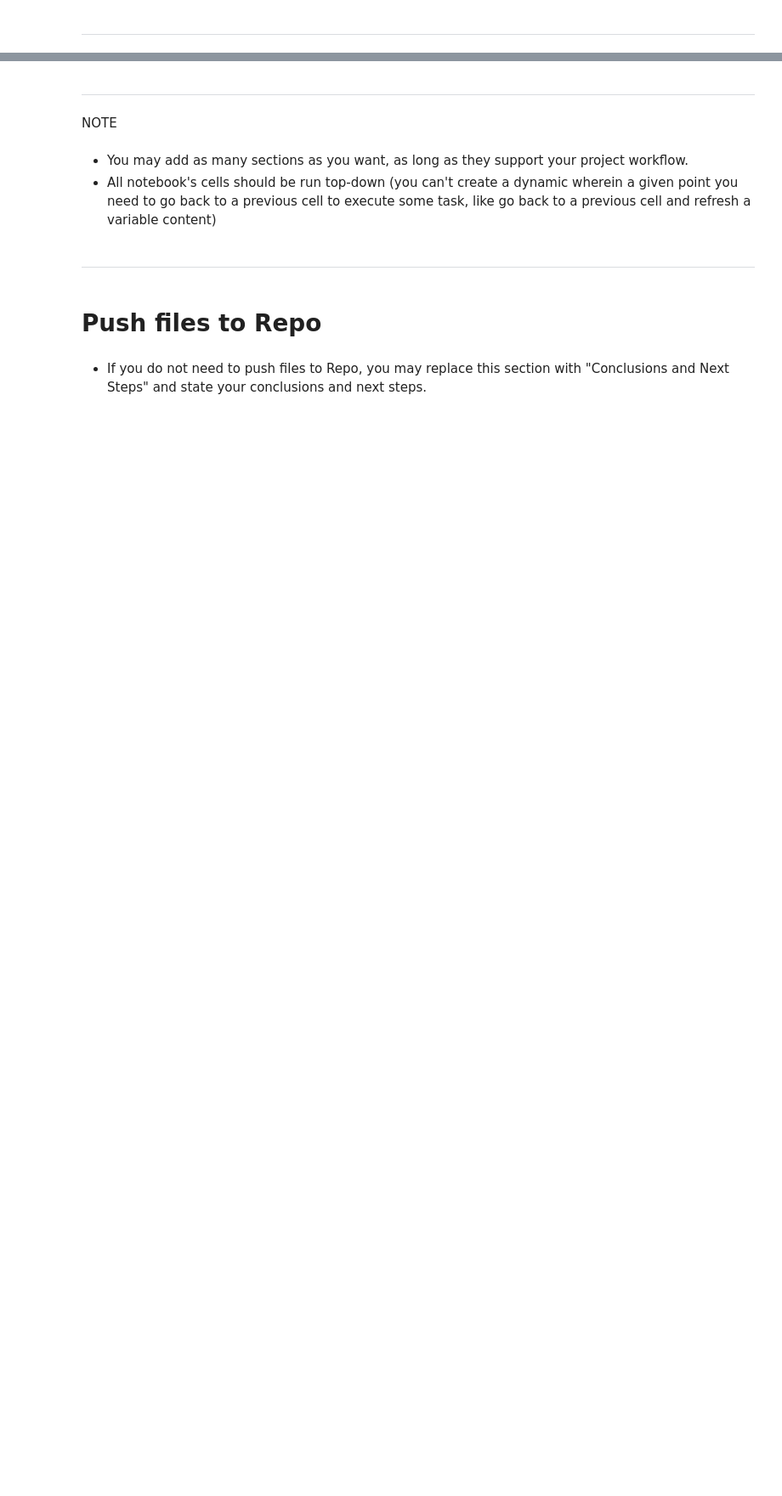
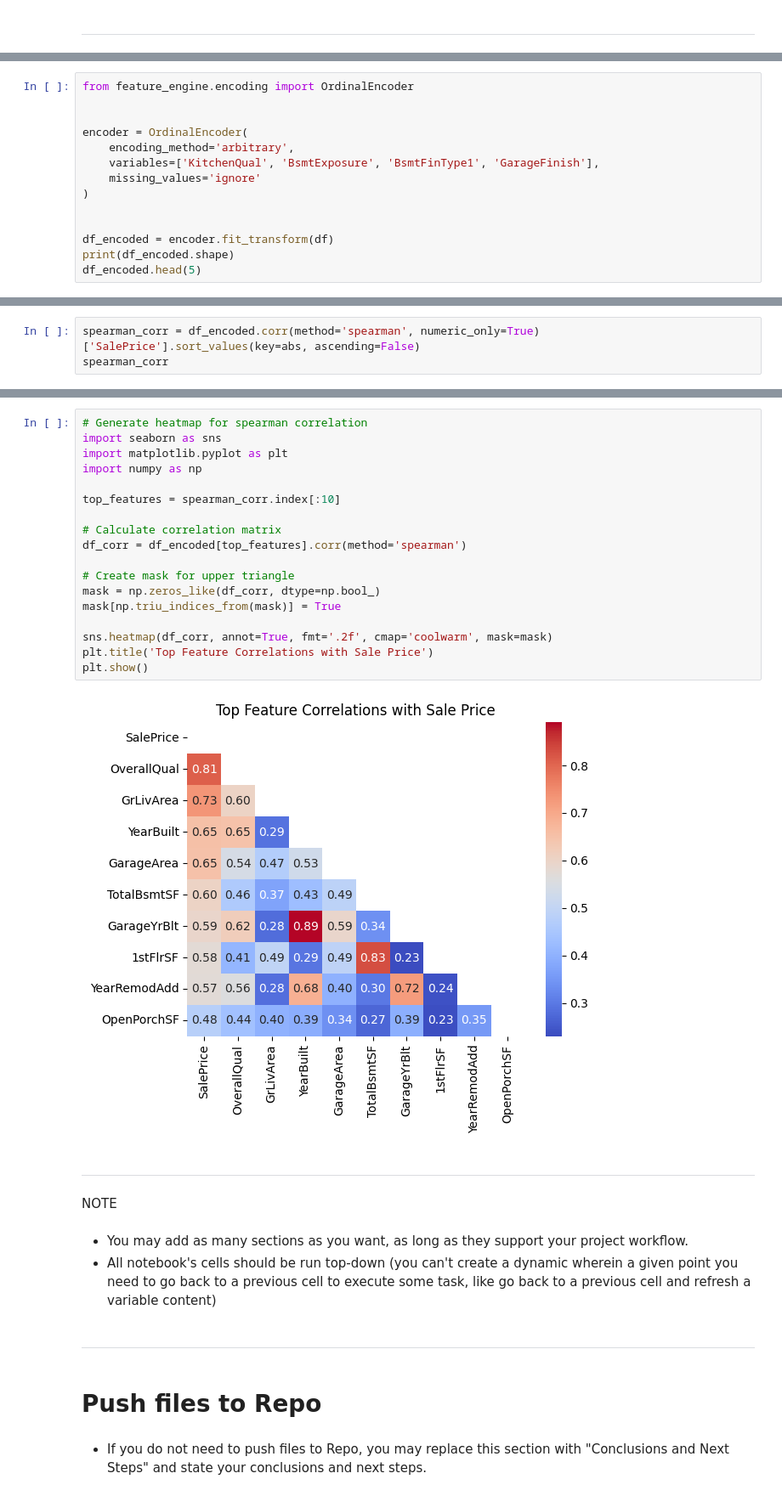
Before and after one commit to Rob-C-89/heritage-housing-issues-milestone, a Jupyter notebook: jupyter_notebooks/02 - Data Understanding.ipynb, the cells around one changed output, grey strips where cells are left out. Shown at 85% size. Saved outputs shown, nothing was run; the diff lists cells and outputs as text; blank space fills up the shorter version.

```diff
--- a/jupyter_notebooks/02 - Data Understanding.ipynb
+++ b/jupyter_notebooks/02 - Data Understanding.ipynb
@@ -53,0 +90,14 @@ Section 2 content
+# %%
+from feature_engine.encoding import OrdinalEncoder
+
+
+encoder = OrdinalEncoder(
+    encoding_method='arbitrary',
+    variables=['KitchenQual', 'BsmtExposure', 'BsmtFinType1', 'GarageFinish'],
+    missing_values='ignore'
+)
+
+
+df_encoded = encoder.fit_transform(df)
+print(df_encoded.shape)
+df_encoded.head(5)
@@ -53,0 +115,3 @@ Section 2 content
+# %%
+spearman_corr = df_encoded.corr(method='spearman', numeric_only=True)['SalePrice'].sort_values(key=abs, ascending=False)
+spearman_corr
@@ -54,3 +147,23 @@ Section 2 content
+# %%
+# Generate heatmap for spearman correlation
+import seaborn as sns
+import matplotlib.pyplot as plt
+import numpy as np
+
+top_features = spearman_corr.index[:10]
+
+# Calculate correlation matrix
+df_corr = df_encoded[top_features].corr(method='spearman')
+
+# Create mask for upper triangle
+mask = np.zeros_like(df_corr, dtype=np.bool_)
+mask[np.triu_indices_from(mask)] = True
+
+sns.heatmap(df_corr, annot=True, fmt='.2f', cmap='coolwarm', mask=mask)
+plt.title('Top Feature Correlations with Sale Price')
+plt.show()
+# %% [output]
+[figure, added]
 # %% [markdown]
 ---
 # %% [markdown]
```
Also changed, not shown: parts of 23 cells of this notebook, 1 other file.
